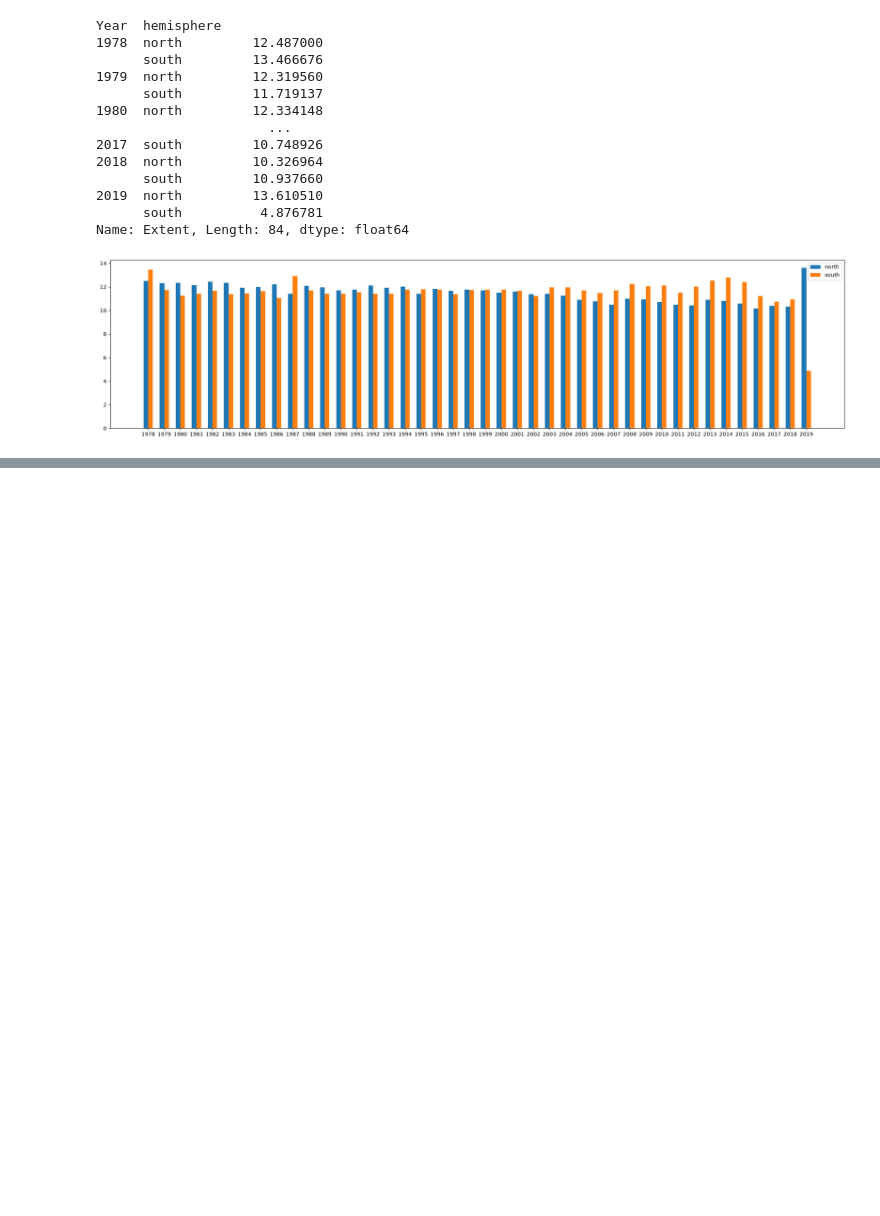
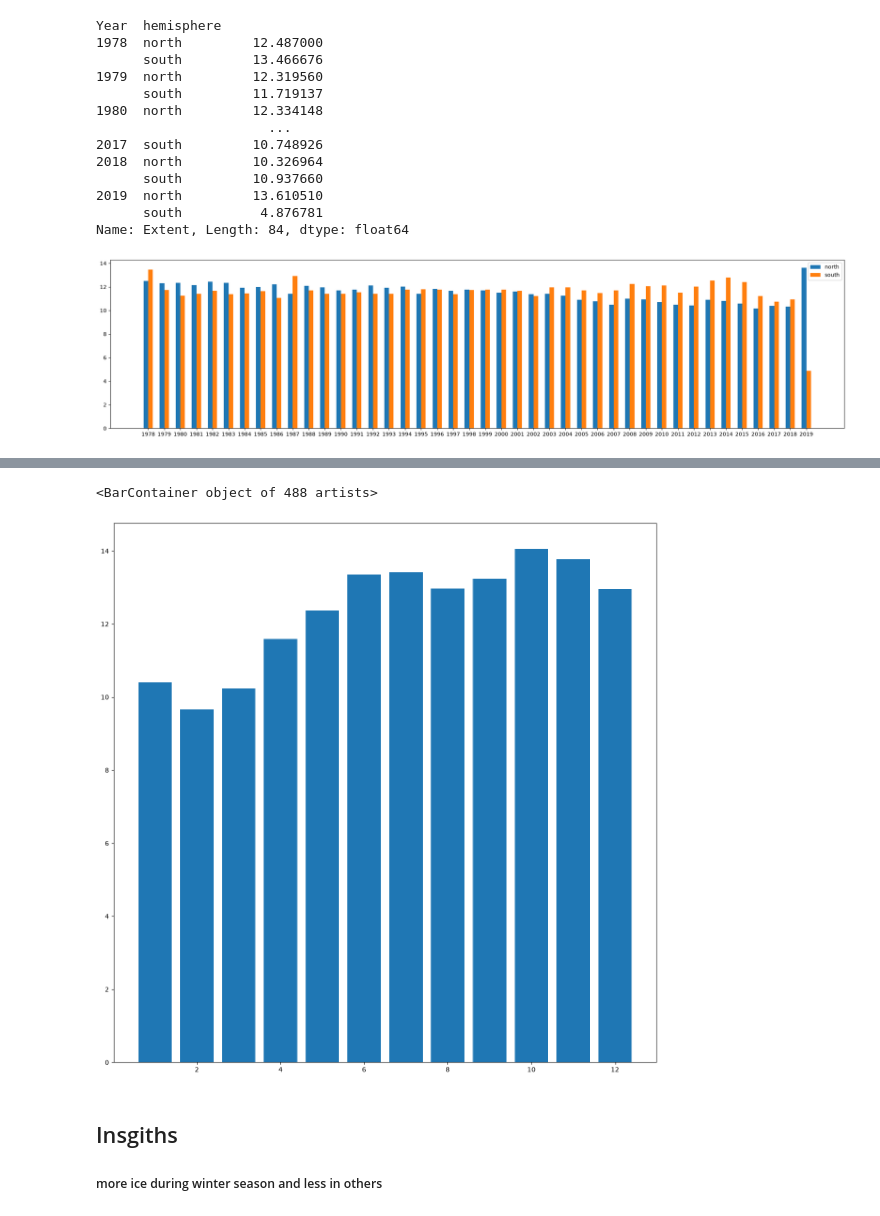
Before and after one commit to MagarVivek009/Exploratory-Data-Analysis-EDA-, a Jupyter notebook: seaice.ipynb, the cells around one changed output, grey strips where cells are left out. Cells and saved outputs as stored; diff of their text form; code cells hidden in the pictures; blank space fills up the shorter version.

```diff
--- a/seaice.ipynb
+++ b/seaice.ipynb
@@ -56,6 +64,8 @@ Year:4
 hemisphere:10
 # %%
 df.rename(columns={"     Extent":"Extent","    Missing":"Missing"," Source Data":"Source Data" },inplace=True)
+# %%
+df.rename(columns={" Month":"month"," Day":"day","Year":"year" },inplace=True)
 # %%
 df.drop(["Missing","Source Data"],axis=1, inplace=True)
 # %%
@@ -134,0 +199,3 @@ plt.tight_layout()
+# %%
+yearmonthwise_extent = df.groupby(['year','month'])['Extent'].mean()
+yearmonthwise_extent
@@ -134,0 +216,9 @@ plt.tight_layout()
+# %%
+fig, ax = plt.subplots(figsize = (15,15))
+ax.bar(yearmonthwise_extent.index.get_level_values(1),yearmonthwise_extent)
+# %% [output]
+<BarContainer object of 488 artists>
+[figure, added]
+# %% [markdown]
+## Insgiths
+##### more ice during winter season and less in others
```
Also changed, not shown: parts of 12 cells of this notebook.
